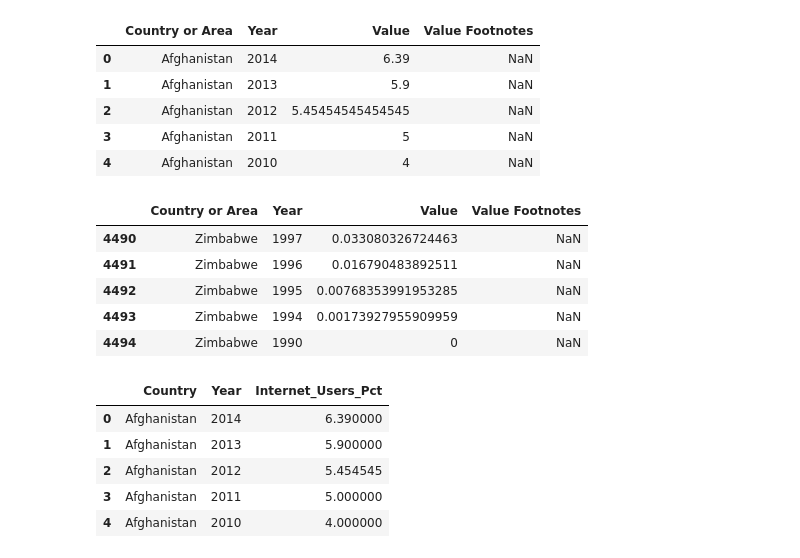
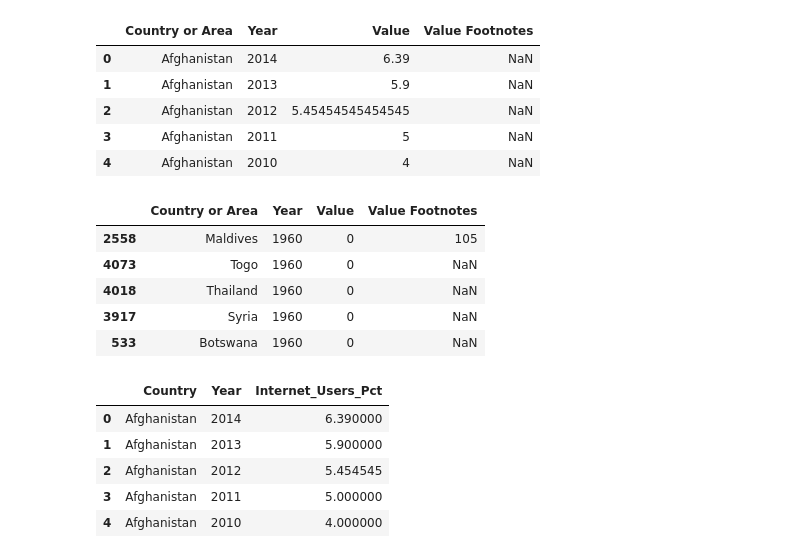
Before and after one commit to nss-data-science-cohort-5/un_exploration-bdfinlayson, a Jupyter notebook: main.ipynb, the cells around one changed output. Cells and saved outputs as stored; diff of their text form; code cells hidden in the pictures.

```diff
--- a/main.ipynb
+++ b/main.ipynb
@@ -359,14 +359,14 @@ memory usage: 175.6+ KB
 | 4 | Afghanistan | 2010 | 4 | NaN |
 # %%
 
-internet_df.tail()
+internet_df.sort_values(by='Year', ascending=False).tail()
 # %% [output]
 |  | Country or Area | Year | Value | Value Footnotes |
-| 4490 | Zimbabwe | 1997 | 0.033080326724463 | NaN |
-| 4491 | Zimbabwe | 1996 | 0.016790483892511 | NaN |
-| 4492 | Zimbabwe | 1995 | 0.00768353991953285 | NaN |
-| 4493 | Zimbabwe | 1994 | 0.00173927955909959 | NaN |
-| 4494 | Zimbabwe | 1990 | 0 | NaN |
+| 2558 | Maldives | 1960 | 0 | 105 |
+| 4073 | Togo | 1960 | 0 | NaN |
+| 4018 | Thailand | 1960 | 0 | NaN |
+| 3917 | Syria | 1960 | 0 | NaN |
+| 533 | Botswana | 1960 | 0 | NaN |
 # %%
 # 23
 
```
Also changed, not shown: parts of 2 cells of this notebook, 3 other files.
